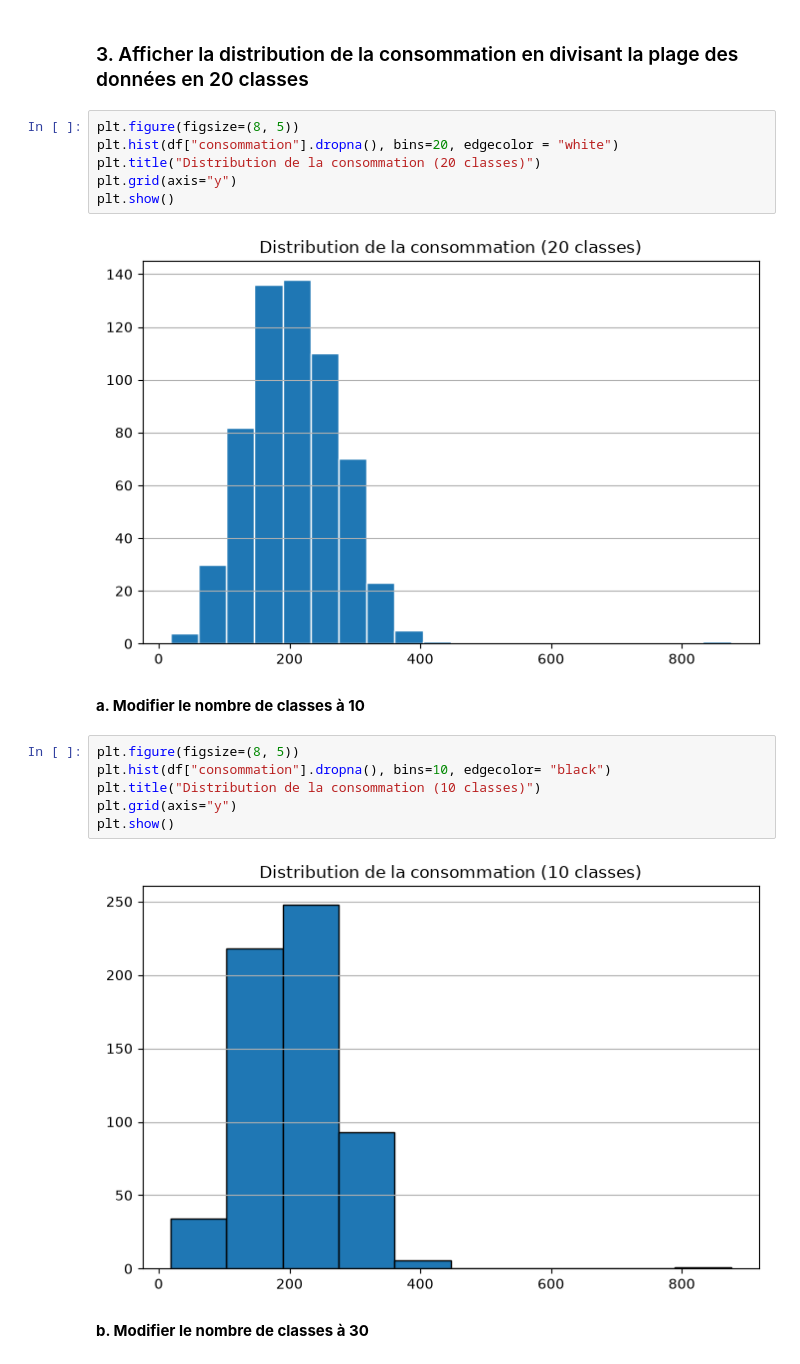
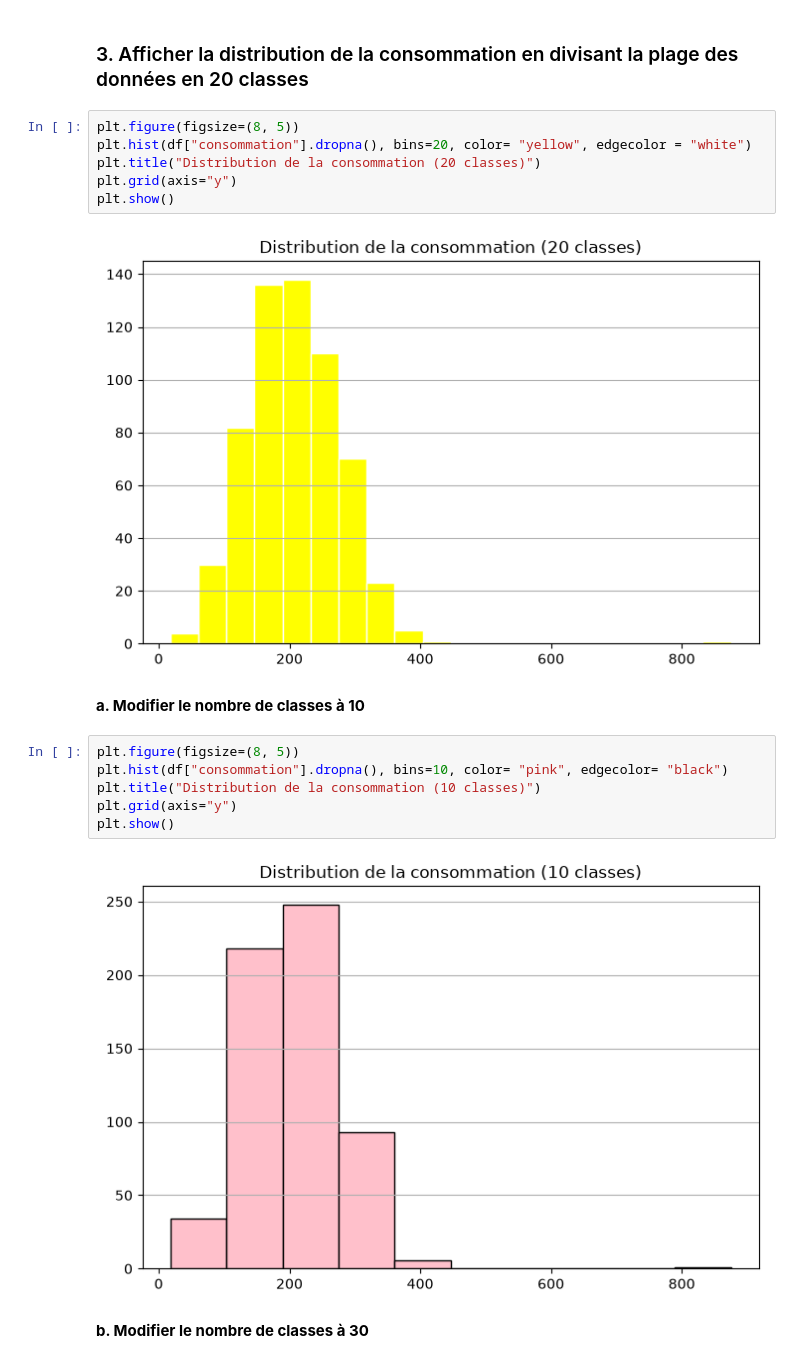
Before and after one commit to sinendoye/atelier_matplotlib_iot, a Jupyter notebook: notebooks/atelier_matplotlib_iot.ipynb, the cells around one changed output. Drawn from its saved outputs; the diff is of its cells as text.

```diff
--- a/notebooks/atelier_matplotlib_iot.ipynb
+++ b/notebooks/atelier_matplotlib_iot.ipynb
@@ -146,22 +146,22 @@ D'après notre analyse précédente, nous constatons effectivement des valeurs a
 ### 3. Afficher la distribution de la consommation en divisant la plage des données en 20 classes
 # %%
 plt.figure(figsize=(8, 5))
-plt.hist(df["consommation"].dropna(), bins=20, edgecolor = "white")
+plt.hist(df["consommation"].dropna(), bins=20, color= "yellow", edgecolor = "white")
 plt.title("Distribution de la consommation (20 classes)")
 plt.grid(axis="y")
 plt.show()
 # %% [output]
-[figure, old version]
+[figure, new version]
 # %% [markdown]
 **a. Modifier le nombre de classes à 10**
 # %%
 plt.figure(figsize=(8, 5))
-plt.hist(df["consommation"].dropna(), bins=10, edgecolor= "black")
+plt.hist(df["consommation"].dropna(), bins=10, color= "pink", edgecolor= "black")
 plt.title("Distribution de la consommation (10 classes)")
 plt.grid(axis="y")
 plt.show()
 # %% [output]
-[figure, old version]
+[figure, new version]
 # %% [markdown]
 **b. Modifier le nombre de classes à 30**
 # %%
```
Also changed, not shown: parts of 2 cells of this notebook.
